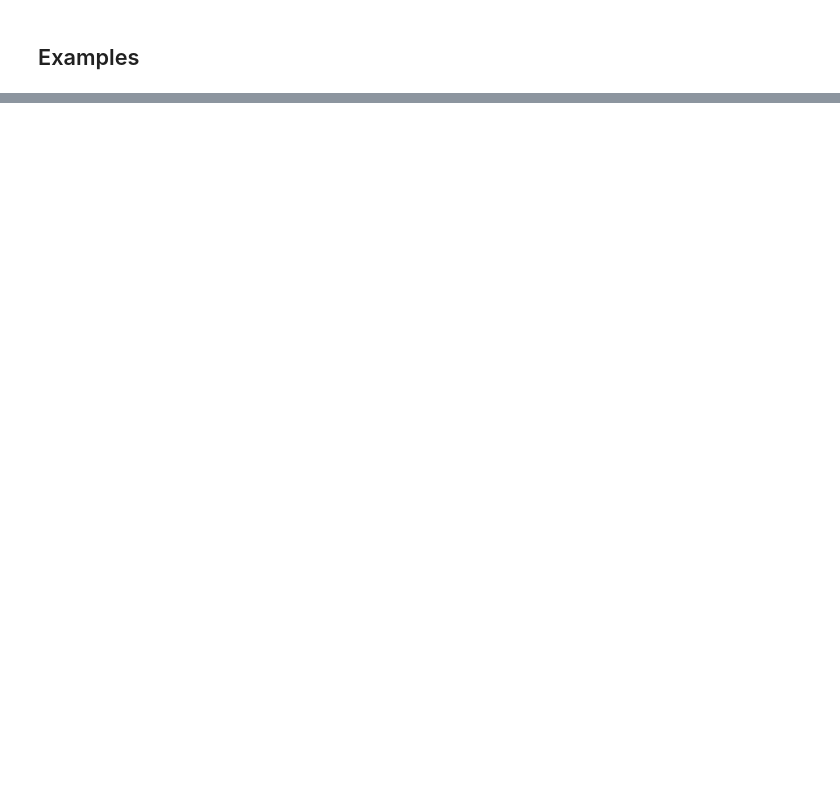
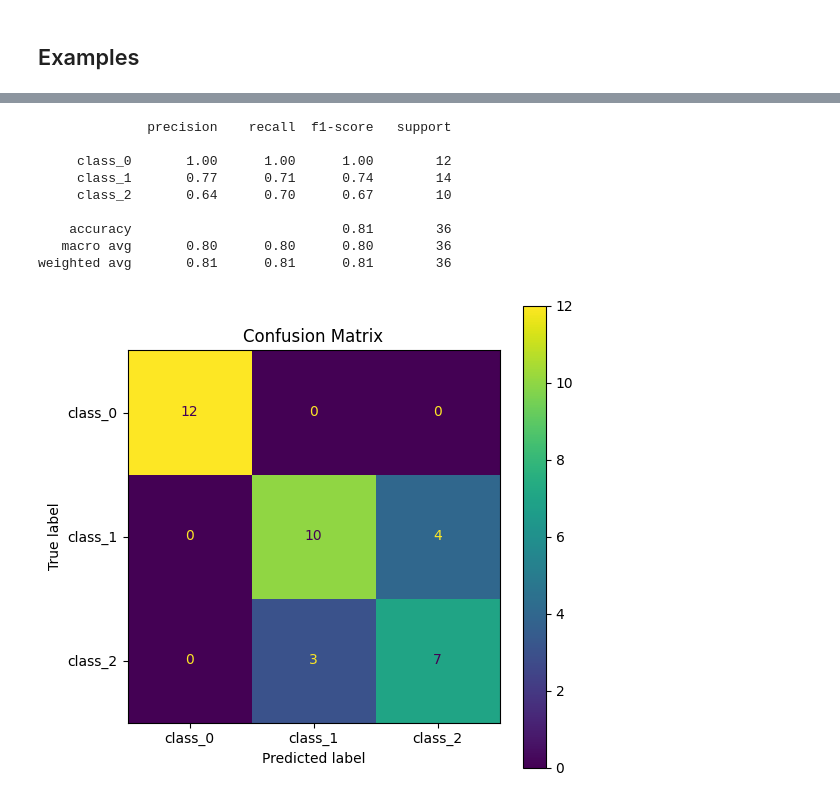
Before and after one commit to ChunFuYang/INDE577_Project, a Jupyter notebook: Supervised/K Nearest Neighbors/K_Nearest_Neighbors.ipynb, the cells around one changed output, grey strips where cells are left out. Drawn from its saved outputs; the diff is of its cells as text; code cells hidden in the pictures; blank space fills up the shorter version.

```diff
--- a/Supervised/K Nearest Neighbors/K_Nearest_Neighbors.ipynb
+++ b/Supervised/K Nearest Neighbors/K_Nearest_Neighbors.ipynb
@@ -54,0 +113,24 @@ for i in range(5):
+# %%
+knn = KNeighborsClassifier(n_neighbors=5)
+knn.fit(X_train, y_train)
+y_pred = knn.predict(X_test)
+
+print(classification_report(y_test, y_pred, target_names=class_names))
+
+cm = confusion_matrix(y_test, y_pred)
+disp = ConfusionMatrixDisplay(confusion_matrix=cm, display_labels=class_names)
+fig, ax = plt.subplots(figsize=(6, 6))
+disp.plot(ax=ax)
+plt.title("Confusion Matrix")
+plt.show()
+# %% [output]
+              precision    recall  f1-score   support
+
+     class_0       1.00      1.00      1.00        12
+     class_1       0.77      0.71      0.74        14
+     class_2       0.64      0.70      0.67        10
+
+    accuracy                           0.81        36
+   macro avg       0.80      0.80      0.80        36
+weighted avg       0.81      0.81      0.81        36
+[figure, added]
```
Also changed, not shown: parts of 15 cells of this notebook, 4 other files.
